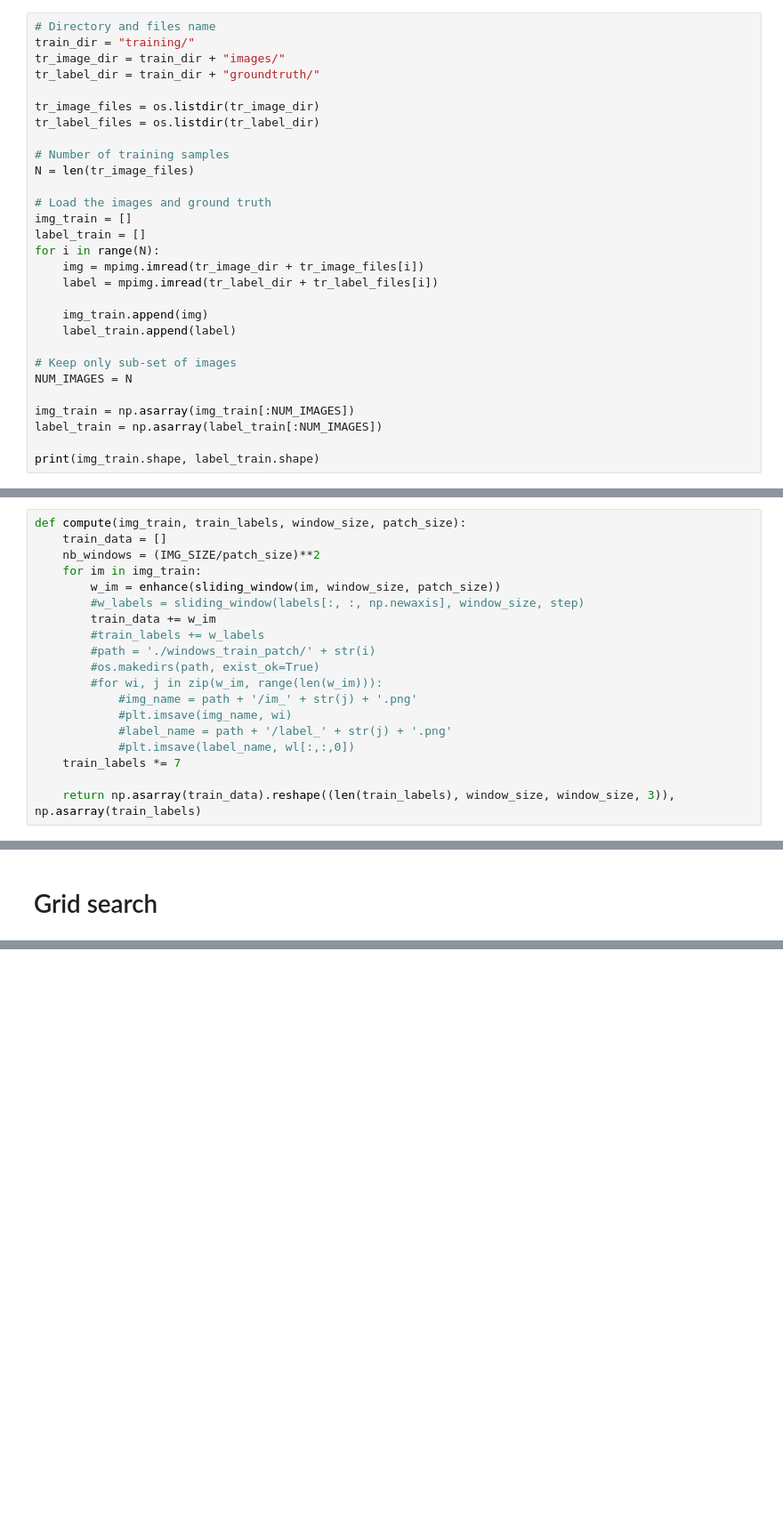
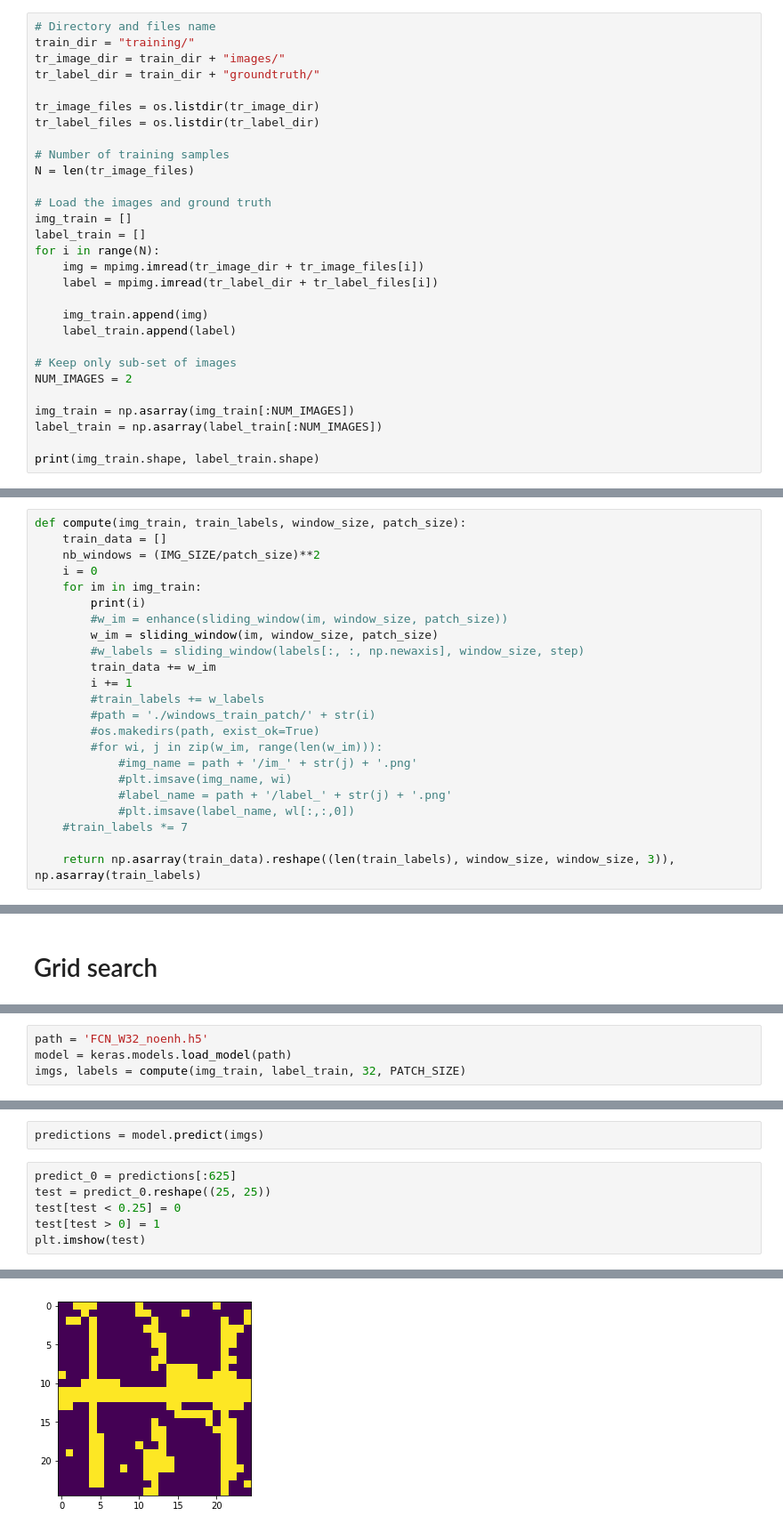
Before and after one commit to ntalabot/EPFML_Project2, a Jupyter notebook: matt_test2.ipynb, the cells around one changed output, grey strips where cells are left out. Shown at 89% size. Drawn from its saved outputs; the diff is of its cells as text; blank space fills up the shorter version.

```diff
--- a/matt_test2.ipynb
+++ b/matt_test2.ipynb
@@ -41,7 +41,7 @@ for i in range(N):
     label_train.append(label)
 
 # Keep only sub-set of images
-NUM_IMAGES = N
+NUM_IMAGES = 2
 
 img_train = np.asarray(img_train[:NUM_IMAGES])
 label_train = np.asarray(label_train[:NUM_IMAGES])
@@ -206,10 +206,14 @@ def enhance(train_data):
 def compute(img_train, train_labels, window_size, patch_size):
     train_data = []
     nb_windows = (IMG_SIZE/patch_size)**2
+    i = 0
     for im in img_train:
-        w_im = enhance(sliding_window(im, window_size, patch_size))
+        print(i)
+        #w_im = enhance(sliding_window(im, window_size, patch_size))
+        w_im = sliding_window(im, window_size, patch_size)
         #w_labels = sliding_window(labels[:, :, np.newaxis], window_size, step)
         train_data += w_im
+        i += 1
         #train_labels += w_labels
         #path = './windows_train_patch/' + str(i)
         #os.makedirs(path, exist_ok=True)
@@ -218,7 +222,7 @@ def compute(img_train, train_labels, window_size, patch_size):
             #plt.imsave(img_name, wi)
             #label_name = path + '/label_' + str(j) + '.png'
             #plt.imsave(label_name, wl[:,:,0])
-    train_labels *= 7
+    #train_labels *= 7
 
     return np.asarray(train_data).reshape((len(train_labels), window_size, window_size, 3)), np.asarray(train_labels)
 # %%
@@ -403,0 +398,4 @@ adam = Adam(lr=LR, decay=DECAY)
+# %%
+path = 'FCN_W32_noenh.h5'
+model = keras.models.load_model(path)
+imgs, labels = compute(img_train, label_train, 32, PATCH_SIZE)
@@ -403,0 +405,9 @@ adam = Adam(lr=LR, decay=DECAY)
+# %%
+predictions = model.predict(imgs)
+# %%
+predict_0 = predictions[:625]
+test = predict_0.reshape((25, 25))
+test[test < 0.25] = 0
+test[test > 0] = 1
+plt.imshow(test)
+# %% [output]
@@ -403,0 +415 @@ adam = Adam(lr=LR, decay=DECAY)
+[figure, added]
```
Also changed, not shown: parts of 14 cells of this notebook.
